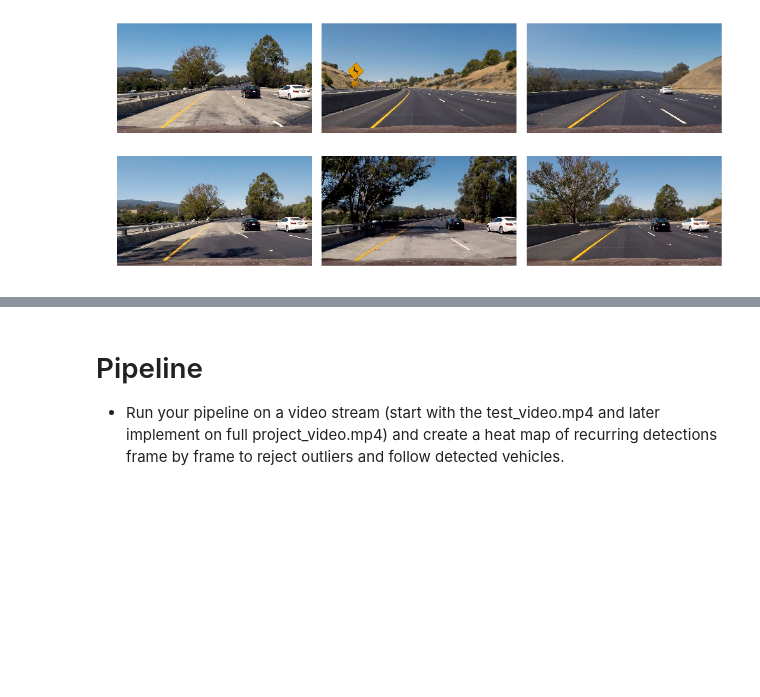
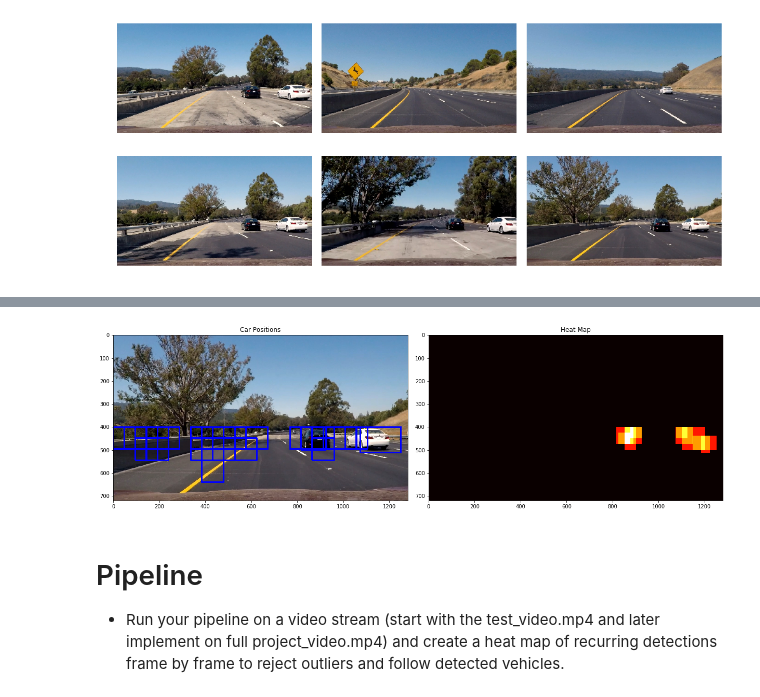
Before and after one commit to linuxairhead/SDC-P5-Vehicle-Detection, a Jupyter notebook: Vehicle Dection.ipynb, the cells around one changed output, grey strips where cells are left out. Cells and saved outputs as stored; diff of their text form; code cells hidden in the pictures; blank space fills up the shorter version.

```diff
--- a/Vehicle Dection.ipynb
+++ b/Vehicle Dection.ipynb
@@ -385,3 +508,49 @@ for i, fname in enumerate(images):
+# %%
+def draw_labeled_bboxes(img, labels):
+    # Iterate through all detected cars
+    for car_number in range(1, labels[1]+1):
+        # Find pixels with each car_number label value
+        nonzero = (labels[0] == car_number).nonzero()
+        # Identify x and y values of those pixels
+        nonzeroy = np.array(nonzero[0])
+        nonzerox = np.array(nonzero[1])
+        # Define a bounding box based on min/max x and y
+        bbox = ((np.min(nonzerox), np.min(nonzeroy)), (np.max(nonzerox), np.max(nonzeroy)))
+        # Draw the box on the image
+        cv2.rectangle(img, bbox[0], bbox[1], (0,0,255), 6)
+    # Return the image
+    return img
+# %%
+# Read in a pickle file with bboxes saved
+# Each item in the "all_bboxes" list will contain a
+# list of boxes for one of the images shown above
+box_list = pickle.load( open( "bbox_pickle.p", "rb" ))
+
+heat = np.zeros_like(window_img[:,:,0]).astype(np.float)
+
+# Add heat to each box in box list
+heat = add_heat(heat,box_list)
+
+# Apply threshold to help remove false positives
+heat = apply_threshold(heat,1)
+
+# Visualize the heatmap when displaying
+heatmap = np.clip(heat, 0, 255)
+
+# Find final boxes from heatmap using label function
+labels = label(heatmap)
+draw_img = draw_labeled_bboxes(np.copy(window_img), labels)
+
+fig = plt.figure(figsize=(17, 7))
+plt.subplot(121)
+plt.imshow(draw_img)
+plt.title('Car Positions')
+plt.subplot(122)
+plt.imshow(heatmap, cmap='hot')
+plt.title('Heat Map')
+fig.tight_layout()
+# %% [output]
+[figure, added]
 # %% [markdown]
 # Pipeline
 * Run your pipeline on a video stream (start with the test_video.mp4 and later implement on full project_video.mp4) and create a heat map of recurring detections frame by frame to reject outliers and follow detected vehicles.
```
Also changed, not shown: parts of 27 cells of this notebook, 1 other file.
